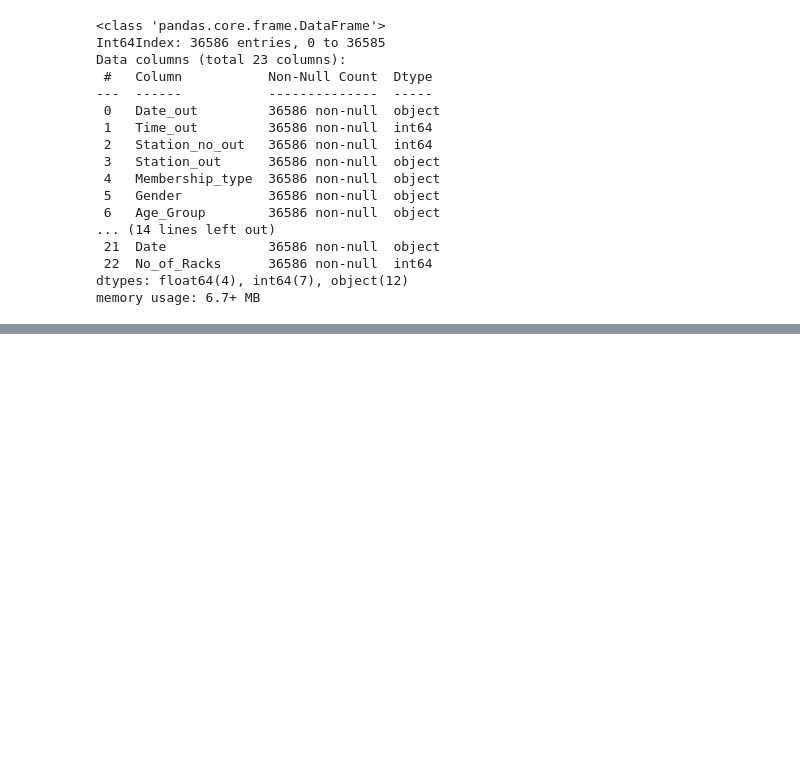
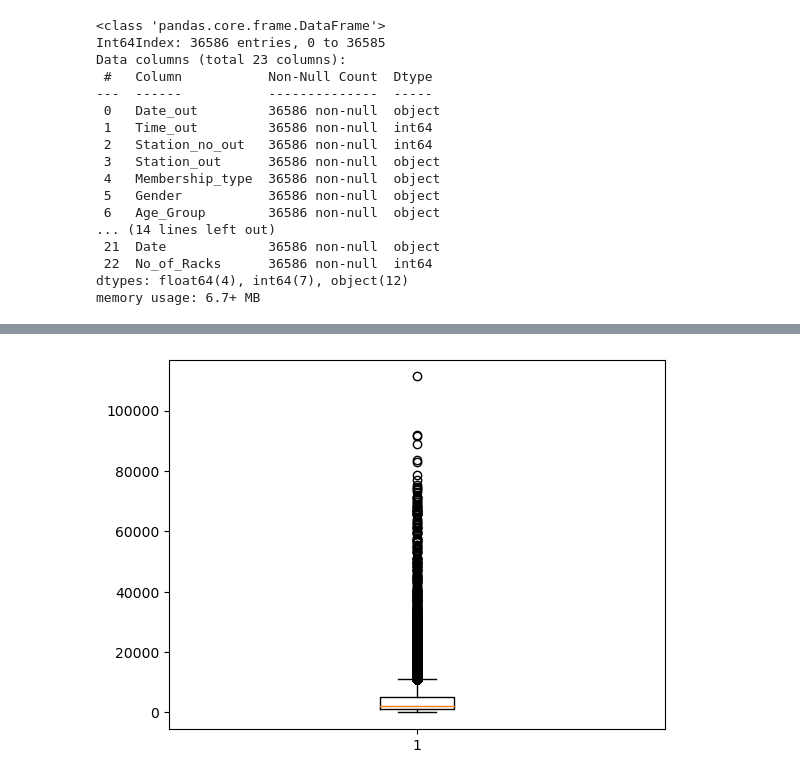
Before and after one commit to Yerial1125/e_learning1, a Jupyter notebook: Untitled.ipynb, the cells around one changed output, grey strips where cells are left out. Drawn from its saved outputs; the diff is of its cells as text; code cells hidden in the pictures; blank space fills up the shorter version.

```diff
--- a/Untitled.ipynb
+++ b/Untitled.ipynb
@@ -437,0 +461,5 @@ memory usage: 6.7+ MB
+# %%
+plt.boxplot(bike_data2.Distance)
+plt.show()
+# %% [output]
+[figure, added]
```
Also changed, not shown: parts of 9 cells of this notebook.
